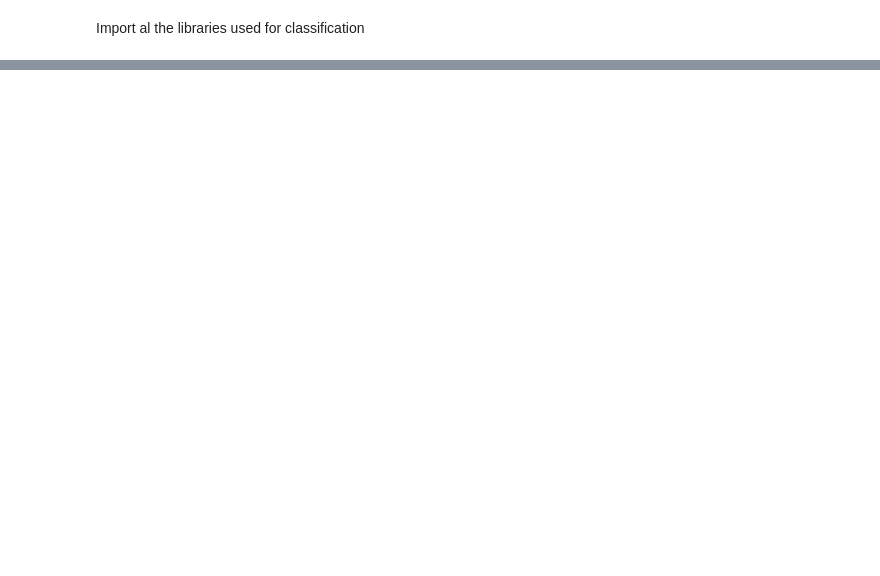
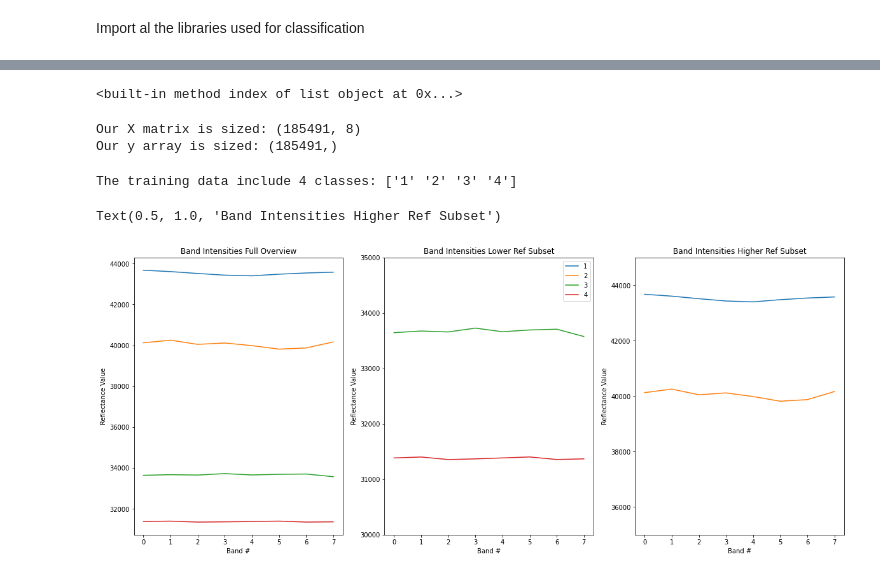
Before and after one commit to s2akbarp/NWT-land-Cover-Classification, a Jupyter notebook: Classification_2017.ipynb, the cells around one changed output, grey strips where cells are left out. Saved outputs shown, nothing was run; the diff lists cells and outputs as text; code cells hidden in the pictures; blank space fills up the shorter version.

```diff
--- a/Classification_2017.ipynb
+++ b/Classification_2017.ipynb
@@ -244,0 +231,17 @@ Let's Start the journey
+# %%
+# step 1
+#prepare the train  shapefile
+value_geom = train2010.geometry.values
+# convert to GeoJSON
+from shapely.geometry import mapping
+geometry = value_geom[0]
+train_feature = [mapping(geometry)]
+print(train_feature.index)
+# %% [output]
+<built-in method index of list object at 0x...>
+# %%
+#step 2 masking
+out_image, out_transform=mask(full_dataset_new,train_feature,crop=True)
+out_image=out_image.astype(np.uint8)
+direct_mask=rasterio.open('/content/drive/My Drive/classification/newdata/finalbands/masked_raster.tiff','w',driver='Gtiff',width=wv2_2010.width,height=wv2_2010.height,dtype=out_image.dtype,count=8)
+direct_mask.write(out_image)
@@ -244,0 +271,47 @@ Let's Start the journey
+# %%
+
+# We will need a "X" matrix containing our features, and a "y" array containing our labels
+print('Our X matrix is sized: {sz}'.format(sz=Input.shape))
+print('Our y array is sized: {sz}'.format(sz=Target.shape))
+# %% [output]
+Our X matrix is sized: (185491, 8)
+Our y array is sized: (185491,)
+# %%
+# What are our classification labels?
+labels = np.unique(train2010["Class"])
+print('The training data include {n} classes: {classes}\n'.format(n=labels.size,
+                                                                classes=labels))
+# %% [output]
+The training data include 4 classes: ['1' '2' '3' '4']
+# %%
+ig, ax = plt.subplots(1,3, figsize=[20,8])
+
+# numbers 1-8
+band_count = np.arange(0,8)
+
+classes = np.unique(Target)
+for class_type in classes:
+    band_intensity = np.mean(Input[Target==class_type, :], axis=0)
+    ax[0].plot(band_count, band_intensity, label=class_type)
+    ax[1].plot(band_count, band_intensity, label=class_type)
+    ax[2].plot(band_count, band_intensity, label=class_type)
+# plot them as lines
+
+# Add some axis labels
+ax[0].set_xlabel('Band #')
+ax[0].set_ylabel('Reflectance Value')
+ax[1].set_ylabel('Reflectance Value')
+ax[1].set_xlabel('Band #')
+ax[2].set_ylabel('Reflectance Value')
+ax[2].set_xlabel('Band #')
+ax[1].set_ylim(30000,35000)
+ax[2].set_ylim(35000,45000)
+#ax.set
+ax[1].legend(loc="upper right")
+# Add a title
+ax[0].set_title('Band Intensities Full Overview')
+ax[1].set_title('Band Intensities Lower Ref Subset')
+ax[2].set_title('Band Intensities Higher Ref Subset')
+# %% [output]
+Text(0.5, 1.0, 'Band Intensities Higher Ref Subset')
+[figure, added]
```
Also changed, not shown: parts of 37 cells of this notebook.
